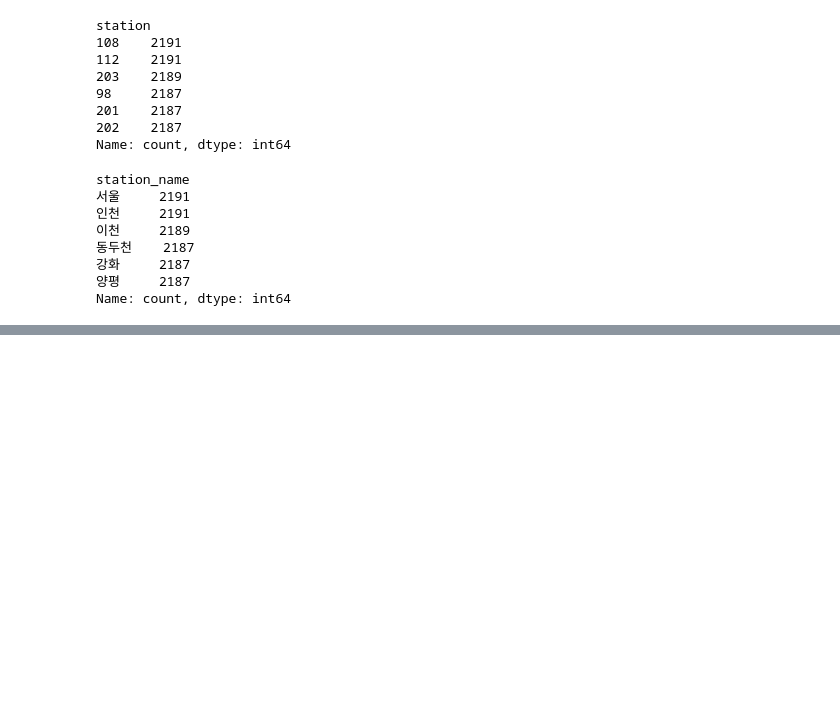
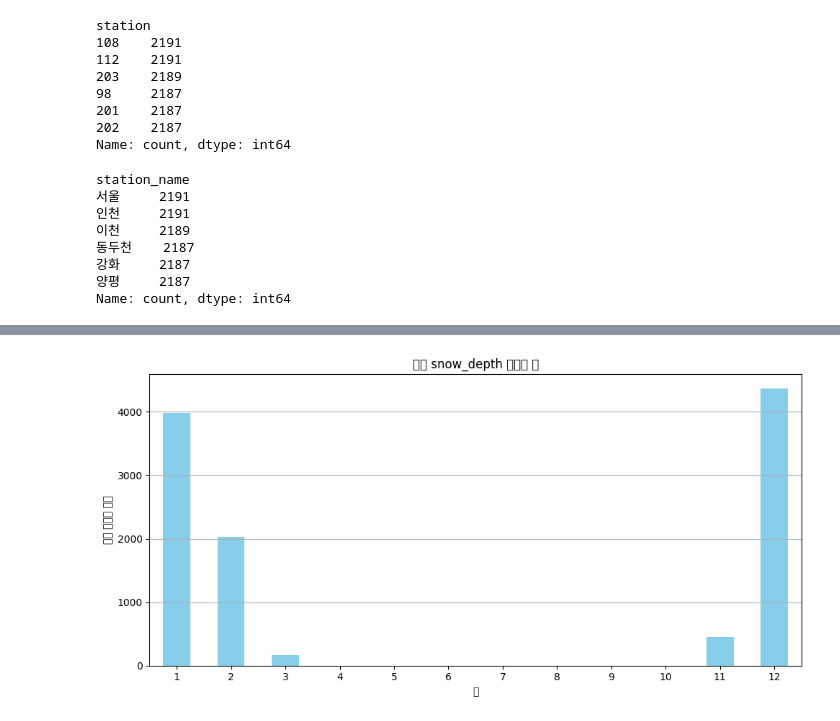
Before and after one commit to MegaHotCoder/m, a Jupyter notebook: ML_firstKaggle.ipynb, the cells around one changed output, grey strips where cells are left out. Drawn from its saved outputs; the diff is of its cells as text; code cells hidden in the pictures; blank space fills up the shorter version.

```diff
--- a/ML_firstKaggle.ipynb
+++ b/ML_firstKaggle.ipynb
@@ -232,0 +556,9 @@ plt.show()
+# %%
+sun_cols = [col for col in df.columns if "sunshine_duration" in col]
+df[sun_cols] = df[sun_cols].fillna(0)
+# %%
+for i in range(24):
+    col = f"sunshine_duration_{i}"
+    nan_count = df[col].isna().sum()
+    neg_9999_count = (df[col] == -9999).sum()
+    print(f"{col}: NaN = {nan_count}, -9999 = {neg_9999_count}")
@@ -232,0 +583,5 @@ plt.show()
+# %%
+for i in range(24):
+    col = f"snow_depth_{i}"
+    nan_count = df[col].unique()
+    print(f"{col}: 값 = {nan_count}")
@@ -232,0 +608,6 @@ plt.show()
+# %%
+for i in range(24):
+    col = f"snow_depth_{i}"
+    nan_count = df[col].isna().sum()
+    neg_9999_count = (df[col] == -9999).sum()
+    print(f"{col}: NaN = {nan_count}, -9999 = {neg_9999_count}")
@@ -232,0 +632,19 @@ plt.show()
+# %%
+# snow_depth 컬럼들
+snow_cols = [col for col in df.columns if 'snow_depth_' in col]
+
+# 월별로 유효한(결측이 아닌) 값 개수 합산
+monthly_snow_counts = df.groupby('month')[snow_cols].apply(lambda x: x.notna().sum().sum())
+
+# 시각화
+plt.figure(figsize=(10,5))
+monthly_snow_counts.plot(kind='bar', color='skyblue')
+plt.title("월별 snow_depth 데이터 수")
+plt.xlabel("월")
+plt.ylabel("유효 데이터 개수")
+plt.grid(axis='y')
+plt.xticks(rotation=0)
+plt.tight_layout()
+plt.show()
+# %% [output]
+[figure, added]
```
Also changed, not shown: parts of 51 cells of this notebook.
